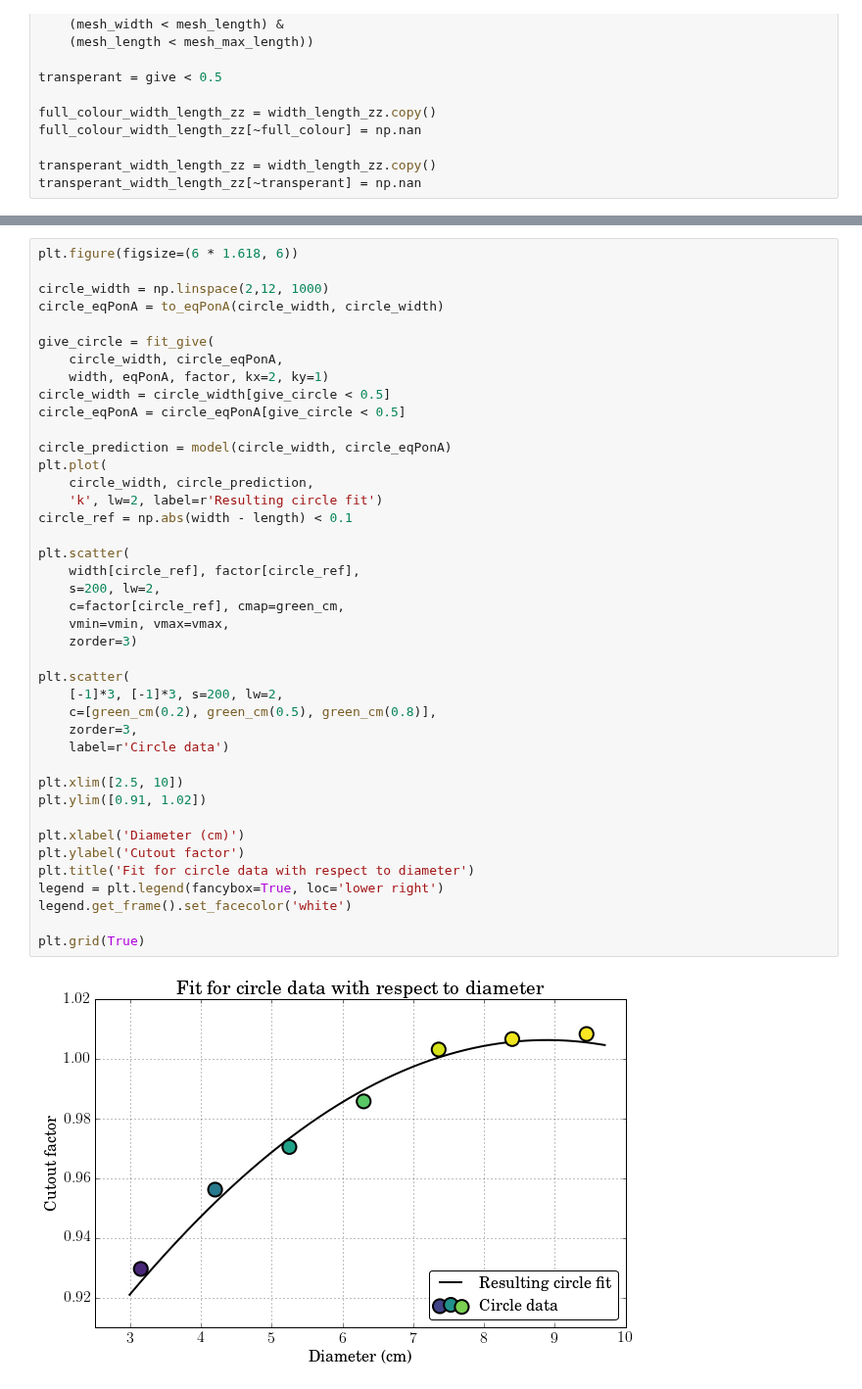
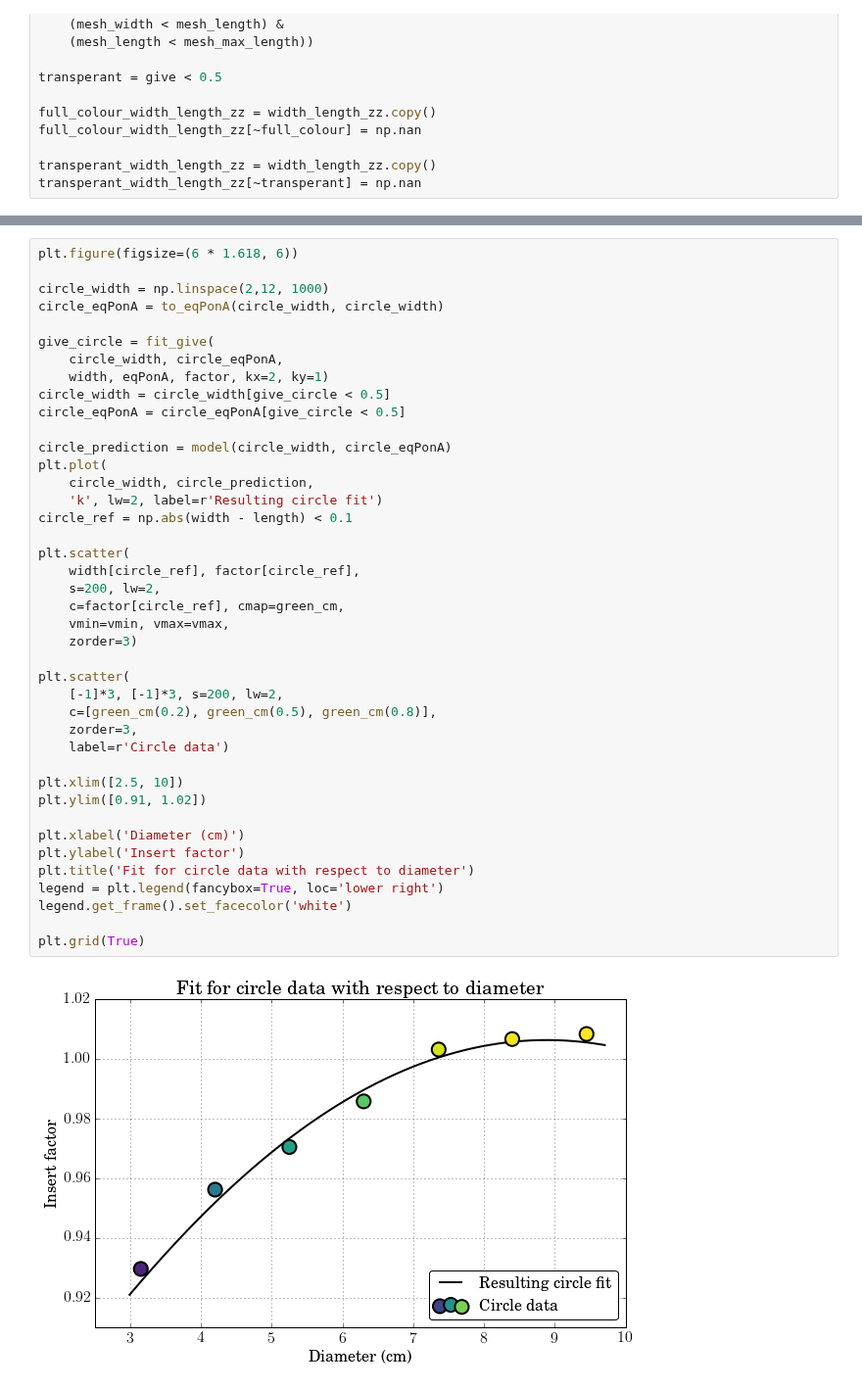
Before and after one commit to SimonBiggs/electronfactors, a Jupyter notebook: examples/Results -- Contour plots of model.ipynb, the cells around one changed output, grey strips where cells are left out. Shown at 98% size. Drawn from its saved outputs; the diff is of its cells as text.

```diff
--- a/examples/Results -- Contour plots of model.ipynb
+++ b/examples/Results -- Contour plots of model.ipynb
@@ -236,35 +236,35 @@ circle_eqPonA = circle_eqPonA[give_circle < 0.5]
 
 circle_prediction = model(circle_width, circle_eqPonA)
 plt.plot(
     circle_width, circle_prediction,
     'k', lw=2, label=r'Resulting circle fit')
 circle_ref = np.abs(width - length) < 0.1
 
 plt.scatter(
     width[circle_ref], factor[circle_ref],
     s=200, lw=2,
     c=factor[circle_ref], cmap=green_cm,
     vmin=vmin, vmax=vmax,
     zorder=3)
 
 plt.scatter(
     [-1]*3, [-1]*3, s=200, lw=2,
     c=[green_cm(0.2), green_cm(0.5), green_cm(0.8)],
     zorder=3,
     label=r'Circle data')
 
 plt.xlim([2.5, 10])
 plt.ylim([0.91, 1.02])
 
 plt.xlabel('Diameter (cm)')
-plt.ylabel('Cutout factor')
+plt.ylabel('Insert factor')
 plt.title('Fit for circle data with respect to diameter')
 legend = plt.legend(fancybox=True, loc='lower right')
 legend.get_frame().set_facecolor('white')
 
 plt.grid(True)
 # %% [output]
-[figure, old version]
+[figure, new version]
 # %%
 plt.figure(figsize=(6 * 1.618, 6))
 
```
Also changed, not shown: parts of 5 cells of this notebook, 1 other file.
